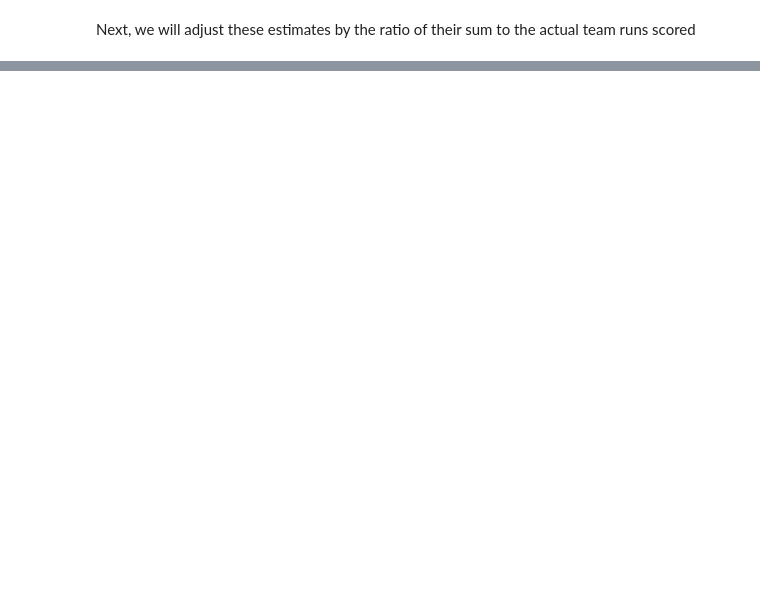
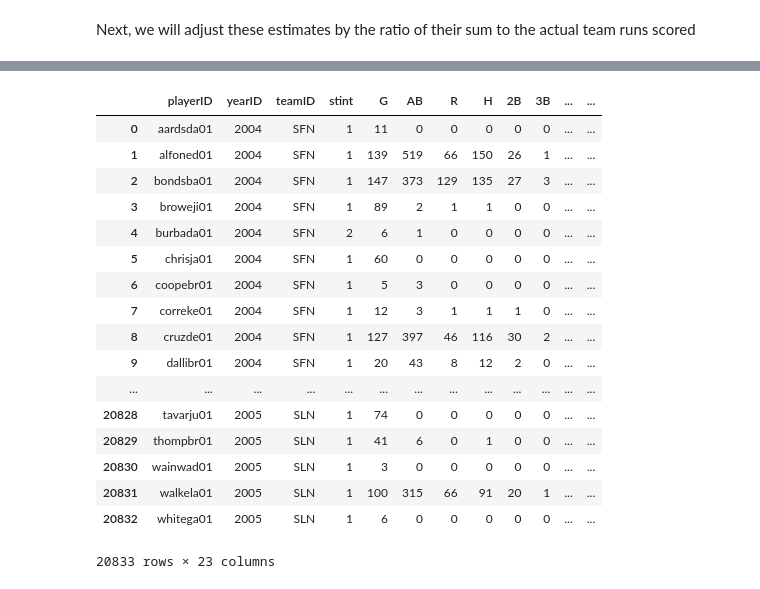
Before and after one commit to sdarby713/WinShares, a Jupyter notebook: Compute_runs_created.ipynb, the cells around one changed output, grey strips where cells are left out. Cells and saved outputs as stored; diff of their text form; code cells hidden in the pictures; blank space fills up the shorter version.

```diff
--- a/Compute_runs_created.ipynb
+++ b/Compute_runs_created.ipynb
@@ -85,2 +85,6 @@ display(batting_df)
 # %% [markdown]
 Next, we will adjust these estimates by the ratio of their sum to the actual team runs scored
+# %%
+# sum up both runs and runs created estimate for each team/year
+R_est_df = batting_df.groupby(["teamID", "yearID"], as_index=False).sum()
+display (R_est_df)
@@ -86,0 +110,6 @@ Next, we will adjust these estimates by the ratio of their sum to the actual tea
+# %%
+R_est_df["r_ratio"] = R_est_df["R"] / R_est_df["RCest"]
+xyz=['teamID',"yearID","r_ratio"]
+R_est2_df = R_est_df[xyz]
+
+display(R_est2_df)
@@ -86,0 +135,22 @@ Next, we will adjust these estimates by the ratio of their sum to the actual tea
+# %%
+batting_df = pd.merge(batting_df, R_est2_df, on=("teamID", "yearID"))
+display(batting_df)
+# %% [output]
+|  | playerID | yearID | teamID | stint | G | AB | R | H | 2B | 3B | ... | ... |
+| 0 | aardsda01 | 2004 | SFN | 1 | 11 | 0 | 0 | 0 | 0 | 0 | ... | ... |
+| 1 | alfoned01 | 2004 | SFN | 1 | 139 | 519 | 66 | 150 | 26 | 1 | ... | ... |
+| 2 | bondsba01 | 2004 | SFN | 1 | 147 | 373 | 129 | 135 | 27 | 3 | ... | ... |
+| 3 | broweji01 | 2004 | SFN | 1 | 89 | 2 | 1 | 1 | 0 | 0 | ... | ... |
+| 4 | burbada01 | 2004 | SFN | 2 | 6 | 1 | 0 | 0 | 0 | 0 | ... | ... |
+| 5 | chrisja01 | 2004 | SFN | 1 | 60 | 0 | 0 | 0 | 0 | 0 | ... | ... |
+| 6 | coopebr01 | 2004 | SFN | 1 | 5 | 3 | 0 | 0 | 0 | 0 | ... | ... |
+| 7 | correke01 | 2004 | SFN | 1 | 12 | 3 | 1 | 1 | 1 | 0 | ... | ... |
+| 8 | cruzde01 | 2004 | SFN | 1 | 127 | 397 | 46 | 116 | 30 | 2 | ... | ... |
+| 9 | dallibr01 | 2004 | SFN | 1 | 20 | 43 | 8 | 12 | 2 | 0 | ... | ... |
+| ... | ... | ... | ... | ... | ... | ... | ... | ... | ... | ... | ... | ... |
+| 20828 | tavarju01 | 2005 | SLN | 1 | 74 | 0 | 0 | 0 | 0 | 0 | ... | ... |
+| 20829 | thompbr01 | 2005 | SLN | 1 | 41 | 6 | 0 | 1 | 0 | 0 | ... | ... |
+| 20830 | wainwad01 | 2005 | SLN | 1 | 3 | 0 | 0 | 0 | 0 | 0 | ... | ... |
+| 20831 | walkela01 | 2005 | SLN | 1 | 100 | 315 | 66 | 91 | 20 | 1 | ... | ... |
+| 20832 | whitega01 | 2005 | SLN | 1 | 6 | 0 | 0 | 0 | 0 | 0 | ... | ... |
+20833 rows × 23 columns
```
Also changed, not shown: parts of 6 cells of this notebook, 1 other file.
